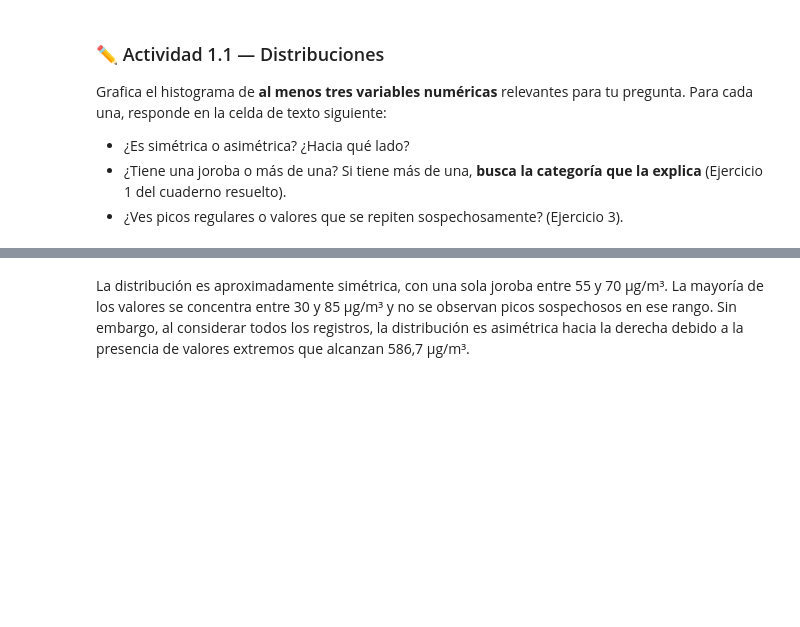
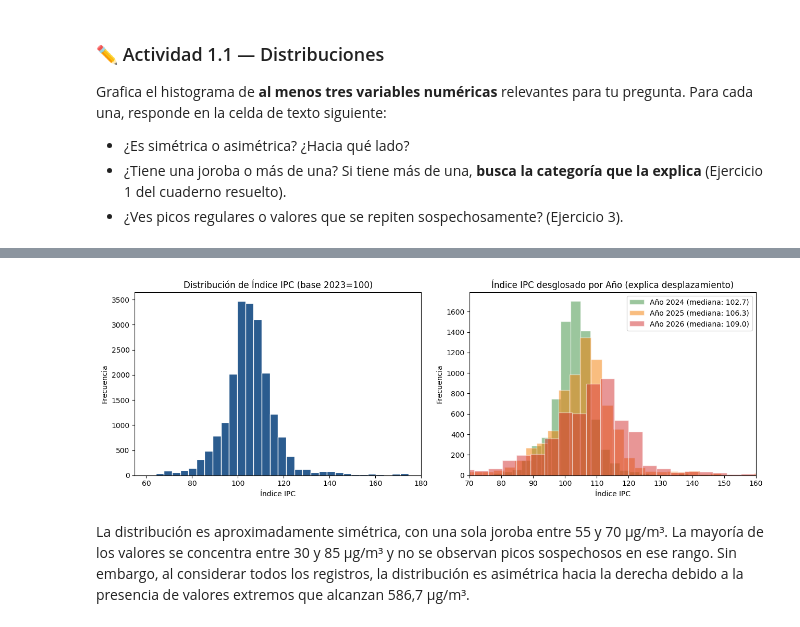
Before and after one commit to frandresst-wq/Proyecto-de-Ciencia-de-Datos, a Jupyter notebook: S3_Entrega2_SOTO_FRANCO.ipynb, the cells around one changed output, grey strips where cells are left out. Drawn from its saved outputs; the diff is of its cells as text; code cells hidden in the pictures; blank space fills up the shorter version.

Commit message:
Avance Histogramas

```diff
--- a/S3_Entrega2_SOTO_FRANCO.ipynb
+++ b/S3_Entrega2_SOTO_FRANCO.ipynb
@@ -113,3 +104,34 @@ plt.show()
+# %%
+# Tu código aquí
+fig, axes = plt.subplots(1, 2, figsize=(13, 4.5))
+
+# Histograma general del índice
+axes[0].hist(df['indice'].dropna(), bins=45, color='#2b5c8f', edgecolor='white')
+axes[0].set_xlim(55, 180)
+axes[0].set_title('Distribución de Índice IPC (base 2023=100)')
+axes[0].set_xlabel('Índice IPC')
+axes[0].set_ylabel('Frecuencia')
+
+# Desglose por categoría temporal (año) para explicar el desplazamiento y asimetría
+for yr, color in zip([2024, 2025, 2026], ['#388e3c', '#f57c00', '#d32f2f']):
+  sub = df[df['ano'] == yr]['indice'].dropna()
+  axes[1].hist(
+      sub,
+      bins=35,
+      alpha=0.5,
+      label=f'Año {yr} (mediana: {sub.median():.1f})',
+      color=color,
+      edgecolor='white',
+  )
+axes[1].set_xlim(70, 160)
+axes[1].set_title('Índice IPC desglosado por Año (explica desplazamiento)')
+axes[1].set_xlabel('Índice IPC')
+axes[1].set_ylabel('Frecuencia')
+axes[1].legend()
+plt.tight_layout()
+plt.show()
+# %% [output]
+[figure, added]
 # %% [markdown]
 La distribución es aproximadamente simétrica, con una sola joroba entre 55 y 70 µg/m³. La mayoría de los valores se concentra entre 30 y 85 µg/m³ y no se observan picos sospechosos en ese rango. Sin embargo, al considerar todos los registros, la distribución es asimétrica hacia la derecha debido a la presencia de valores extremos que alcanzan 586,7 µg/m³.
 # %%
```
Also changed, not shown: parts of 10 cells of this notebook.
